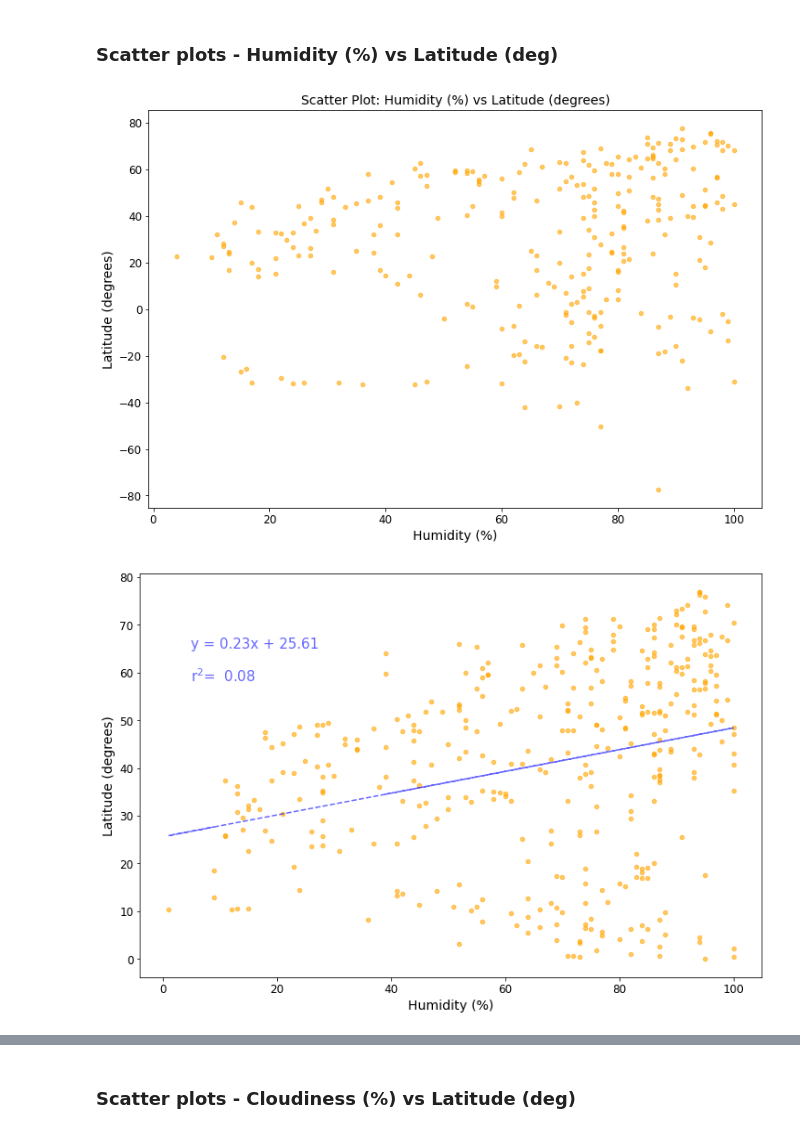
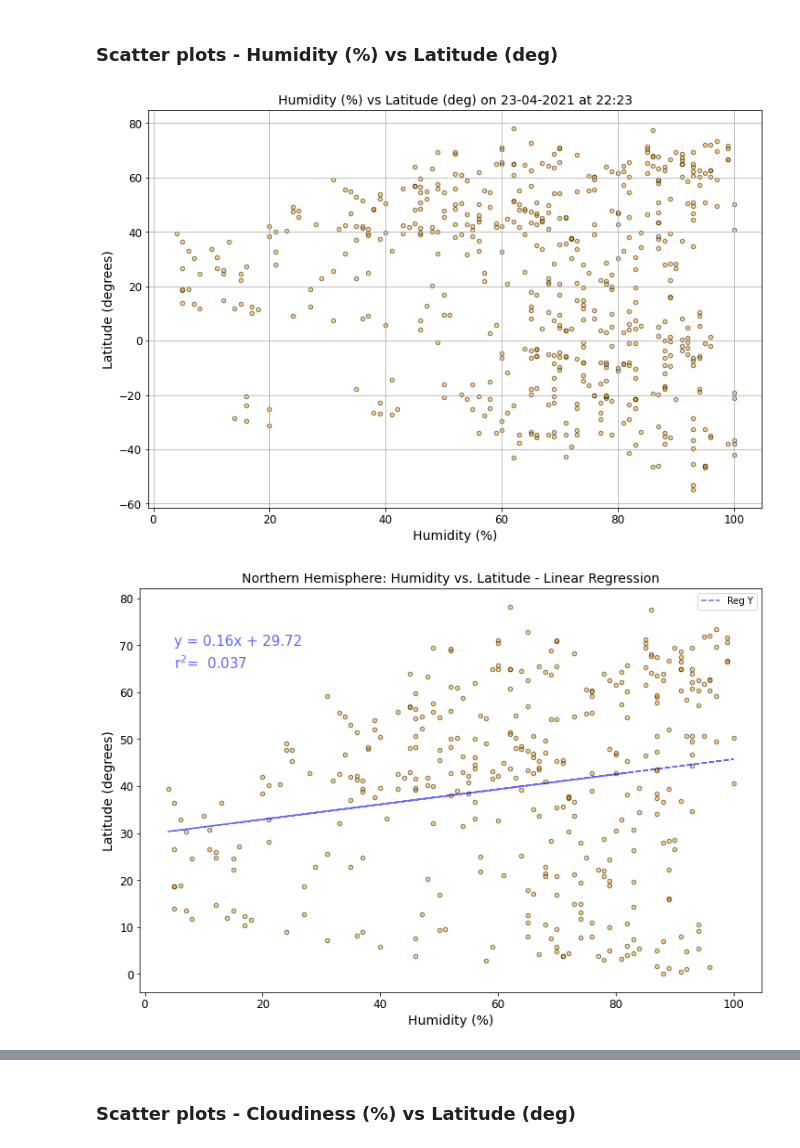
Before and after one commit to dcurrigan/python-api-challenge, a Jupyter notebook: WeatherPy/WeatherPy.ipynb, the cells around one changed output, grey strips where cells are left out. Cells and saved outputs as stored; diff of their text form; code cells hidden in the pictures.

```diff
--- a/WeatherPy/WeatherPy.ipynb
+++ b/WeatherPy/WeatherPy.ipynb
@@ -70,22 +132,25 @@ x_values = n_hem['Temp']
 y_values = n_hem['Lat']
 (slope, intercept, rvalue, pvalue, stderr) = linregress(x_values, y_values)
 
-# Calculate regression values and create strings for equation and r-squared
-regress_values = x_values * slope + intercept
-n_hem['temp reg values'] = regress_values
+# Create a df containing the regression values
+reg_y = x_values * slope + intercept
+regress_values = pd.DataFrame({"Temp":x_values, "Reg Y": reg_y})
+
+# Create strings for equation and r-squared
 line_eq = "y = " + str(round(slope,2)) + "x + " + str(round(intercept,2))
-r_val =  "r$^{ 2}$=  " + str(round(rvalue**2,2))
+r_val =  "r$^{ 2}$=  " + str(round(rvalue**2,4))
 
 # Plot the scatter plot and regression values
-plot_1a = n_hem.plot.scatter(x="Temp", y='Lat', color='r', alpha=0.6,figsize=(12,8))
-n_hem.plot(x="Temp", y='temp reg values', color='b', legend=False, ax=plot_1a, linestyle='--', alpha=0.6)
+plot_1a = n_hem.plot.scatter(x="Temp", y='Lat', color='r', alpha=0.5, figsize=(12,8), edgecolor='black')
+regress_values.plot(x="Temp", y='Reg Y', color='b', legend=False, ax=plot_1a, linestyle='--', alpha=0.6)
 
 # Formatting and display
+plt.title("Northern Hemisphere: Max Temp vs. Latitude - Linear Regression", fontsize=14 )
 plt.xlabel('Temperature (F)', fontsize=14)
 plt.ylabel('Latitude (degrees)', fontsize=14)
 plt.xticks(fontsize=12)
 plt.yticks(fontsize=12)
-plt.annotate(line_eq, (249,18), fontsize=15, color="b", alpha=0.6)
-plt.annotate(r_val, (249,11), fontsize=15, color="b", alpha=0.6)
-#plt.show()
+plt.annotate(line_eq, (5,18), fontsize=15, color="b", alpha=0.6)
+plt.annotate(r_val, (5,11), fontsize=15, color="b", alpha=0.6)
+plt.show()
 # %% [output]
@@ -121,42 +187,47 @@ plt.show()
 # %% [markdown]
 ### Scatter plots - Humidity (%) vs Latitude (deg)
 # %%
-plot_2 = city_list.plot.scatter(x="Humidity", y='Lat', color='orange', alpha=0.6, figsize=(12,8))
+plot_2 = city_data.plot.scatter(x="Humidity", y='Lat', color='orange', alpha=0.5, figsize=(12,8),edgecolor='black', grid=True)
 
-plt.title("Scatter Plot: Humidity (%) vs Latitude (degrees)", fontsize=14)
+plt.title(f"Humidity (%) vs Latitude (deg) on {date_time}", fontsize=14)
 plt.xlabel('Humidity (%)', fontsize=14)
 plt.ylabel('Latitude (degrees)', fontsize=14)
 plt.xticks(fontsize=12)
 plt.yticks(fontsize=12)
 plt.show()
 # %% [output]
-[figure, old version]
+[figure, new version]
 # %%
 # Perform linear regression
 x_values = n_hem['Humidity']
 y_values = n_hem['Lat']
 (slope, intercept, rvalue, pvalue, stderr) = linregress(x_values, y_values)
 
-# Calculate regression values and create strings for equation and r-squared
-regress_values = x_values * slope + intercept
-n_hem['humidity reg values'] = regress_values
+# Create a df containing the regression values
+reg_y = x_values * slope + intercept
+regress_values = pd.DataFrame({"Humidity":x_values, "Reg Y": reg_y})
+
+# Create strings for equation and r-squared
 line_eq = "y = " + str(round(slope,2)) + "x + " + str(round(intercept,2))
-r_val =  "r$^{ 2}$=  " + str(round(rvalue**2,2))
+r_val =  "r$^{ 2}$=  " + str(round(rvalue**2,4))
 
 # Plot the scatter plot and regression values
-plot_2a = n_hem.plot.scatter(x="Humidity", y='Lat', color='orange', alpha=0.6,figsize=(12,8))
-n_hem.plot(x="Humidity", y='humidity reg values', color='b', legend=False, ax=plot_2a, linestyle='--', alpha=0.6)
+plot_2a = n_hem.plot.scatter(x="Humidity", y='Lat', color='orange', alpha=0.5,figsize=(12,8), edgecolor='black')
+regress_values.plot(x="Humidity", y='Reg Y', color='b', legend=True, ax=plot_2a, linestyle='--', alpha=0.6)
 
 # Formatting and display
+plt.title("Northern Hemisphere: Humidity vs. Latitude - Linear Regression", fontsize=14 )
 plt.xlabel('Humidity (%)', fontsize=14)
 plt.ylabel('Latitude (degrees)', fontsize=14)
 plt.xticks(fontsize=12)
+plt.legend(loc="best")
 plt.yticks(fontsize=12)
-plt.annotate(line_eq, (5,65), fontsize=15, color="b", alpha=0.6)
-plt.annotate(r_val, (5,58), fontsize=15, color="b", alpha=0.6)
+plt.annotate(line_eq, (5,70), fontsize=15, color="b", alpha=0.6)
+plt.annotate(r_val, (5,65), fontsize=15, color="b", alpha=0.6)
+
 plt.show()
 # %% [output]
-[figure, old version]
+[figure, new version]
 # %%
 # Perform linear regression
 x_values = s_hem['Humidity']
```
Also changed, not shown: parts of 18 cells of this notebook, 6 other files.
